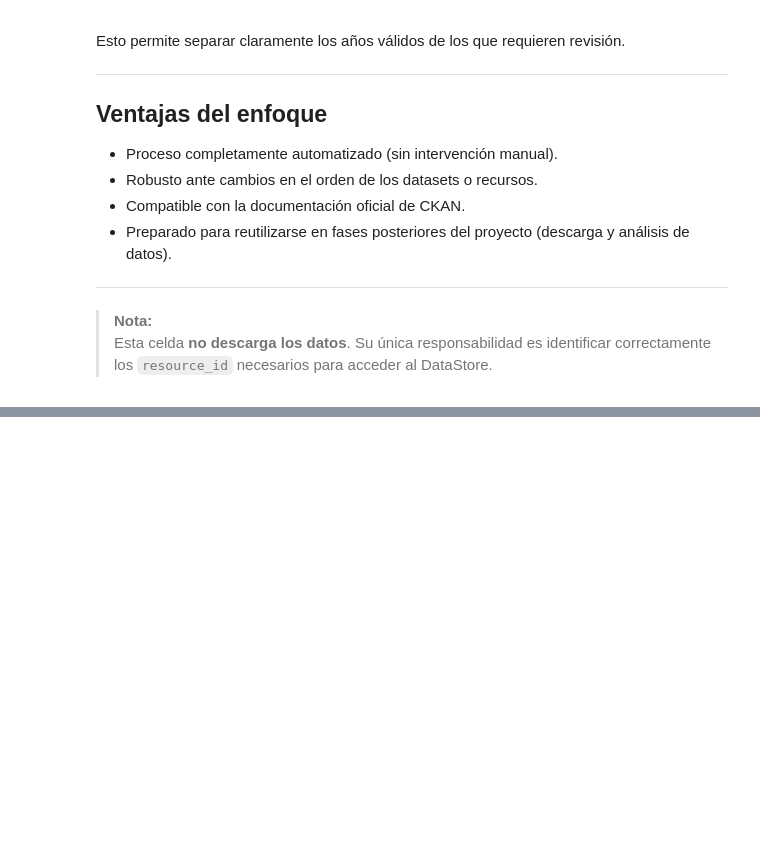
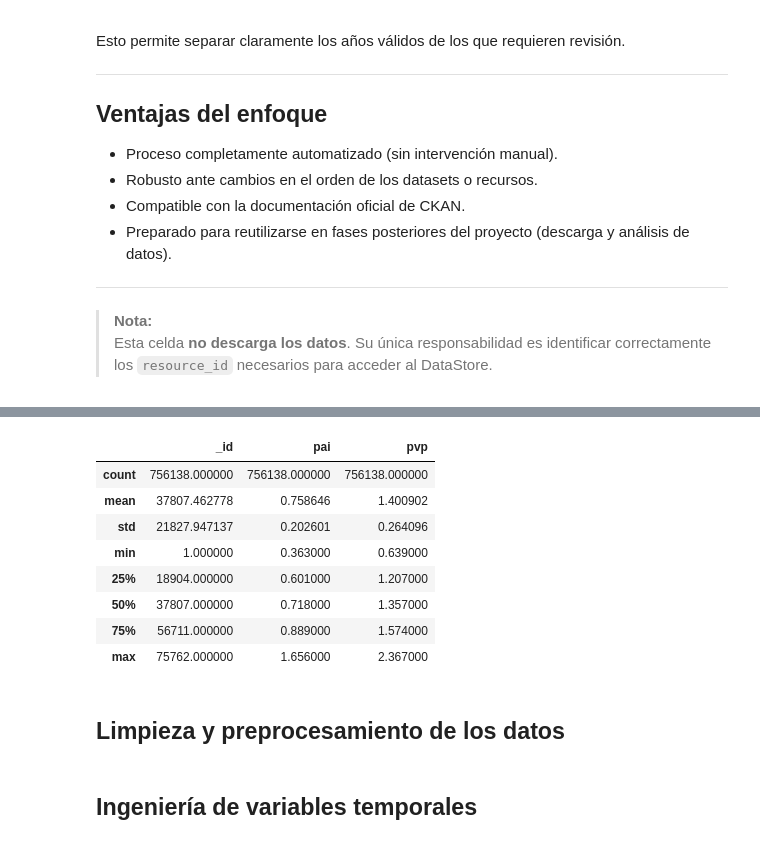
Before and after one commit to juanvi1921/ProyectoFinalCE, a Jupyter notebook: 01_funcionCompleta.ipynb, the cells around one changed output, grey strips where cells are left out. Drawn from its saved outputs; the diff is of its cells as text; code cells hidden in the pictures; blank space fills up the shorter version.

```diff
--- a/01_funcionCompleta.ipynb
+++ b/01_funcionCompleta.ipynb
@@ -387,0 +433,14 @@ Proceso terminado: todos los años fueron procesados.
+# %%
+df.describe()
+# %% [output]
+|  | _id | pai | pvp |
+| count | 756138.000000 | 756138.000000 | 756138.000000 |
+| mean | 37807.462778 | 0.758646 | 1.400902 |
+| std | 21827.947137 | 0.202601 | 0.264096 |
+| min | 1.000000 | 0.363000 | 0.639000 |
+| 25% | 18904.000000 | 0.601000 | 1.207000 |
+| 50% | 37807.000000 | 0.718000 | 1.357000 |
+| 75% | 56711.000000 | 0.889000 | 1.574000 |
+| max | 75762.000000 | 1.656000 | 2.367000 |
+# %% [markdown]
+## Limpieza y preprocesamiento de los datos
@@ -387,0 +456,2 @@ Proceso terminado: todos los años fueron procesados.
+# %% [markdown]
+## Ingeniería de variables temporales
```
Also changed, not shown: parts of 43 cells of this notebook.
